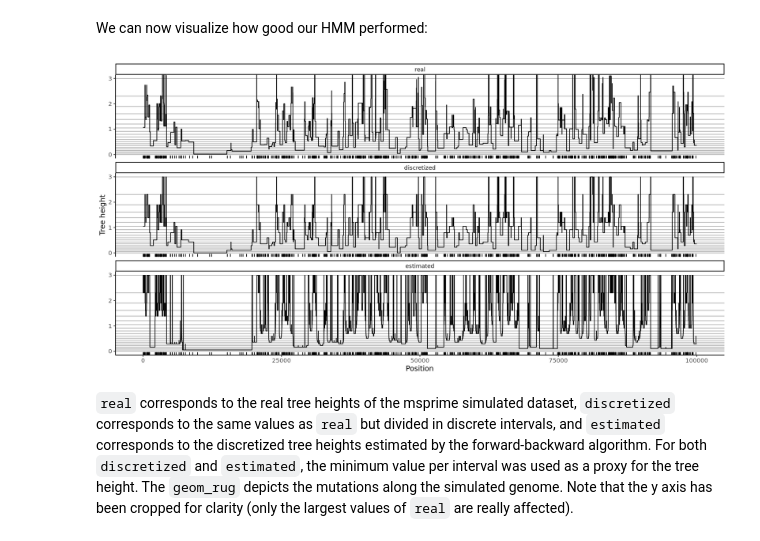
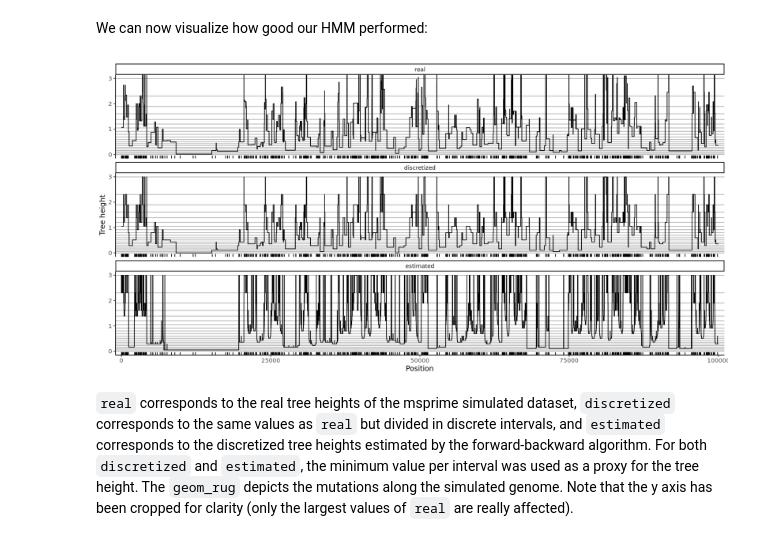
Before and after one commit to rivasiker/phasetype, a Jupyter notebook: scripts/01_msprime_simulations/01_msprime_simulations.ipynb, the cells around one changed output. Cells and saved outputs as stored; diff of their text form; code cells hidden in the pictures.

```diff
--- a/scripts/01_msprime_simulations/01_msprime_simulations.ipynb
+++ b/scripts/01_msprime_simulations/01_msprime_simulations.ipynb
@@ -1033,34 +1018,35 @@ a_tab <- tibble(
     #slice(10000:20000) %>%
     pivot_longer(-c(position, mutation)) %>%
     mutate(
         name = factor(name,
                       c('real', 'discretized', 'estimated')
                      )
     )
 
 
 rug_tab <-
     a_tab %>%
     filter(name == 'discretized') %>%
     filter(mutation == 1) %>%
     select(position)
 
 a_tab %>%
     ggplot() +
     geom_hline(aes(yintercept = y),
                alpha = 0.3,
                data = tibble(y = c(0,tm[1:(nInt-1)]))) +
     geom_line(aes(position, value)) +
     geom_rug(aes(x = position), data = rug_tab) +
     #scale_y_continuous(trans = scales::log_trans(),
     #                   breaks = scales::log_breaks()) +
     facet_wrap(~name, ncol = 1, scales = 'free_y') +
     coord_cartesian(ylim=c(0, tm[(nInt-1)])) +
+    scale_x_continuous(expand = c(0.01,0.01)) +
     theme_classic() +
     ylab('Tree height') +
     xlab('Position')
 # %% [output]
-[figure, old version]
+[figure, new version]
 # %% [markdown]
 `real` corresponds to the real tree heights of the msprime simulated dataset, `discretized` corresponds to the same values as `real` but divided in discrete intervals, and `estimated` corresponds to the discretized tree heights estimated by the forward-backward algorithm. For both `discretized` and `estimated`, the minimum value per interval was used as a proxy for the tree height. The `geom_rug` depicts the mutations along the simulated genome. Note that the y axis has been cropped for clarity (only the largest values of `real` are really affected).
 # %%
```
Also changed, not shown: parts of 2 cells of this notebook.
